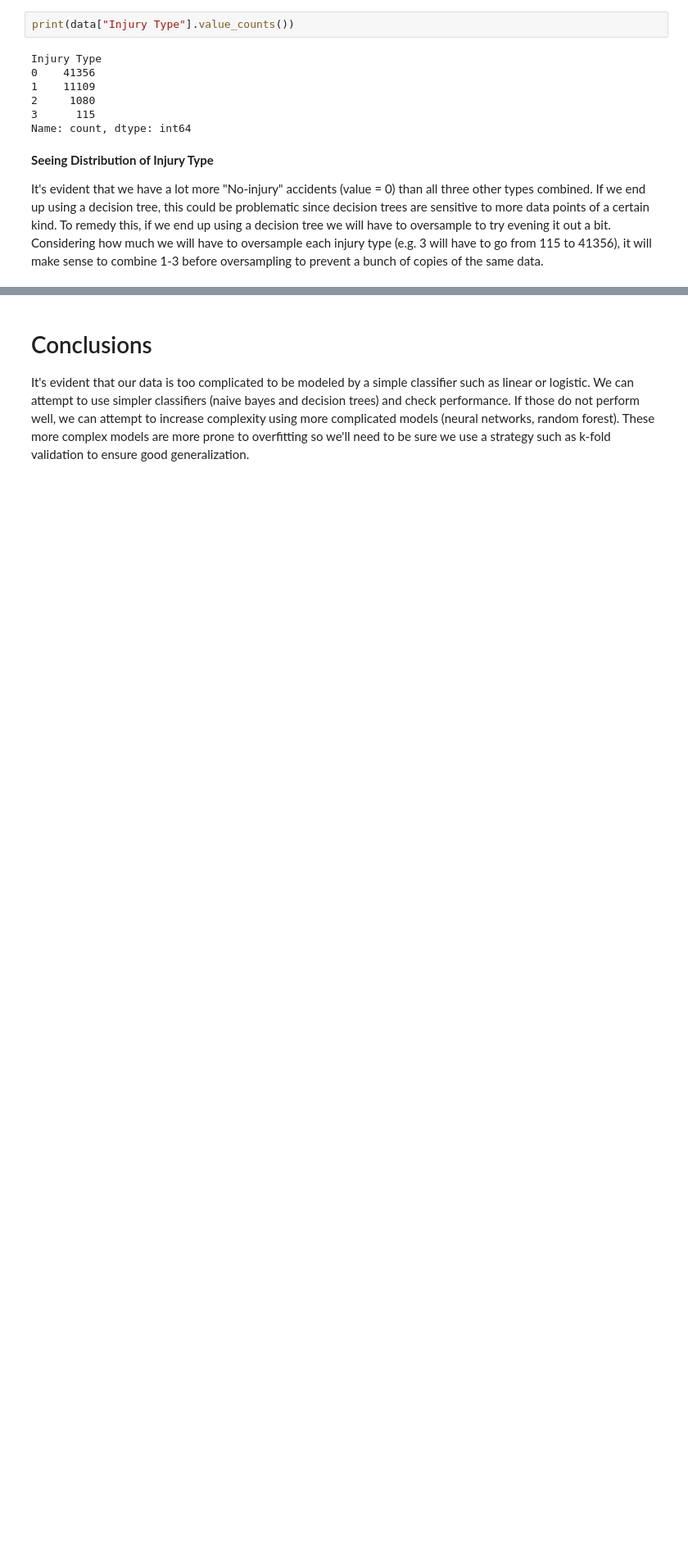
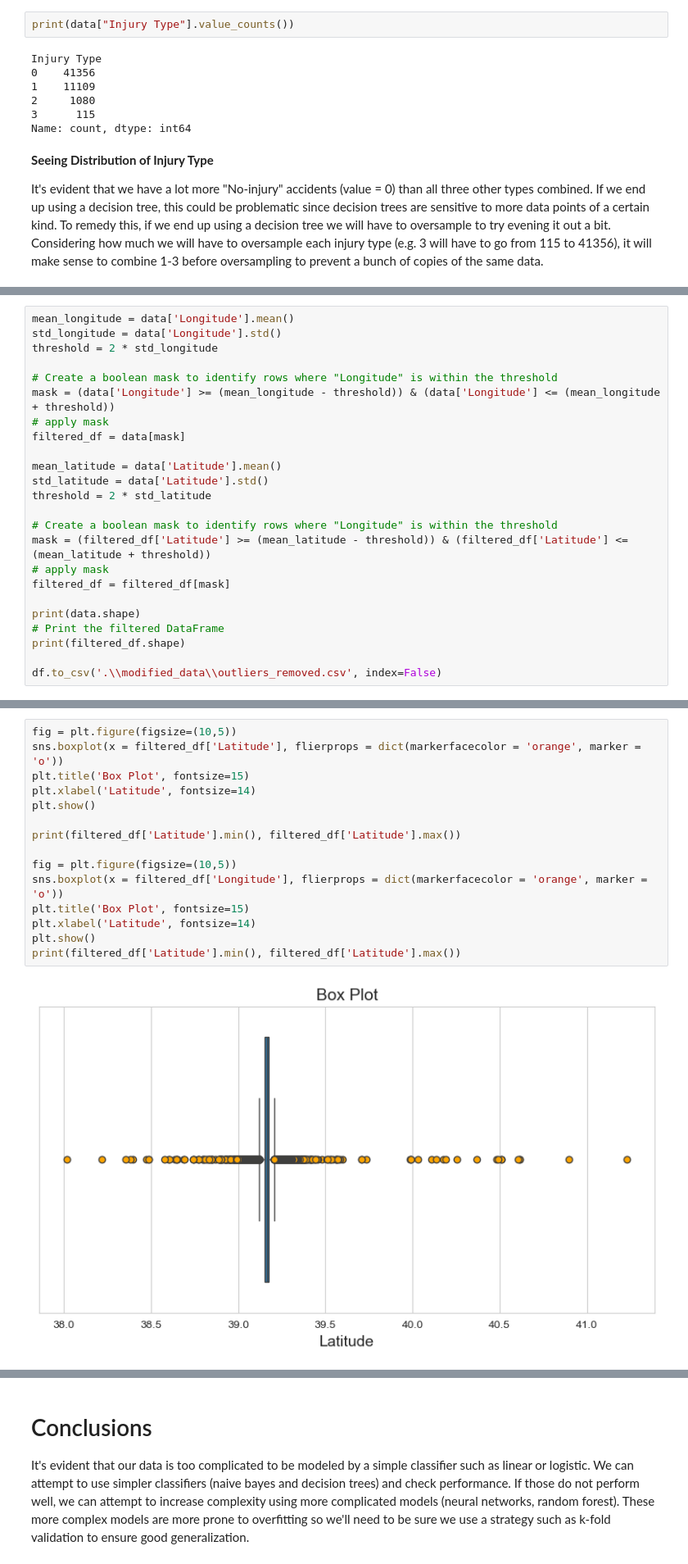
Before and after one commit to Sajid-Moha/MonroeCrashProject, a Jupyter notebook: model/eda.ipynb, the cells around one changed output, grey strips where cells are left out. Shown at 82% size. Drawn from its saved outputs; the diff is of its cells as text; blank space fills up the shorter version.

```diff
--- a/model/eda.ipynb
+++ b/model/eda.ipynb
@@ -65,0 +71,24 @@ We have some outliers for longitude and latitude (may be due to misreported info
+# %%
+mean_longitude = data['Longitude'].mean()
+std_longitude = data['Longitude'].std()
+threshold = 2 * std_longitude
+
+# Create a boolean mask to identify rows where "Longitude" is within the threshold
+mask = (data['Longitude'] >= (mean_longitude - threshold)) & (data['Longitude'] <= (mean_longitude + threshold))
+# apply mask
+filtered_df = data[mask]
+
+mean_latitude = data['Latitude'].mean()
+std_latitude = data['Latitude'].std()
+threshold = 2 * std_latitude
+
+# Create a boolean mask to identify rows where "Longitude" is within the threshold
+mask = (filtered_df['Latitude'] >= (mean_latitude - threshold)) & (filtered_df['Latitude'] <= (mean_latitude + threshold))
+# apply mask
+filtered_df = filtered_df[mask]
+
+print(data.shape)
+# Print the filtered DataFrame
+print(filtered_df.shape)
+
+df.to_csv('.\\modified_data\\outliers_removed.csv', index=False)
@@ -65,0 +98,17 @@ We have some outliers for longitude and latitude (may be due to misreported info
+# %%
+fig = plt.figure(figsize=(10,5))
+sns.boxplot(x = filtered_df['Latitude'], flierprops = dict(markerfacecolor = 'orange', marker = 'o'))
+plt.title('Box Plot', fontsize=15)
+plt.xlabel('Latitude', fontsize=14)
+plt.show()
+
+print(filtered_df['Latitude'].min(), filtered_df['Latitude'].max())
+
+fig = plt.figure(figsize=(10,5))
+sns.boxplot(x = filtered_df['Longitude'], flierprops = dict(markerfacecolor = 'orange', marker = 'o'))
+plt.title('Box Plot', fontsize=15)
+plt.xlabel('Latitude', fontsize=14)
+plt.show()
+print(filtered_df['Latitude'].min(), filtered_df['Latitude'].max())
+# %% [output]
+[figure, added]
```
Also changed, not shown: parts of 5 cells of this notebook.
